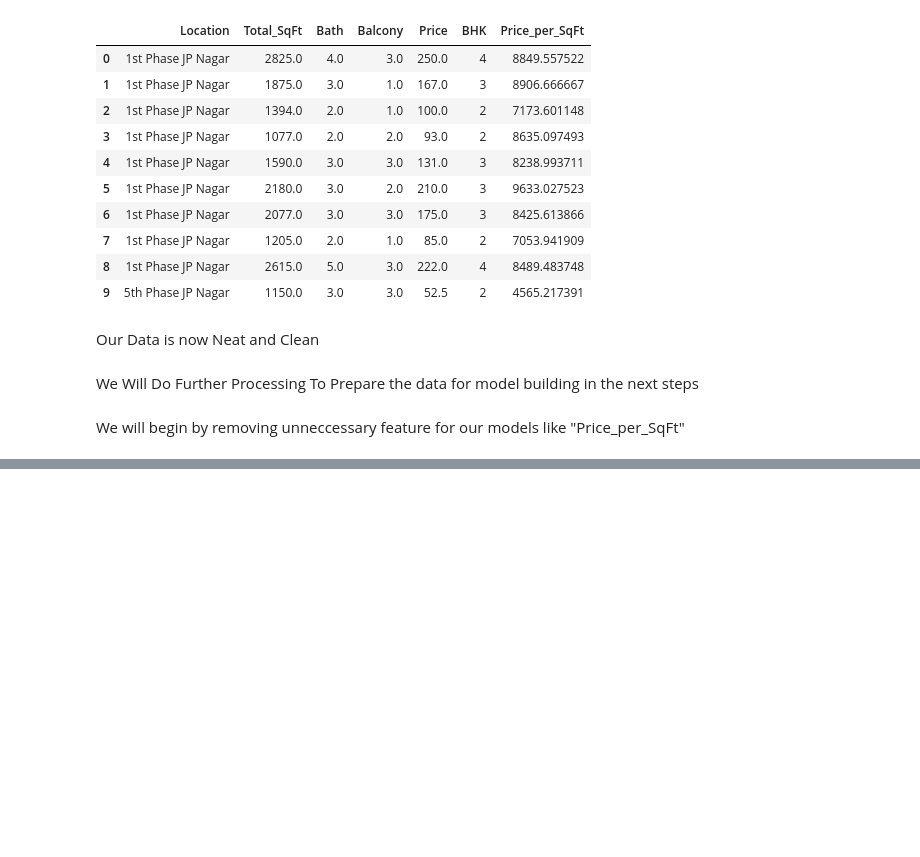
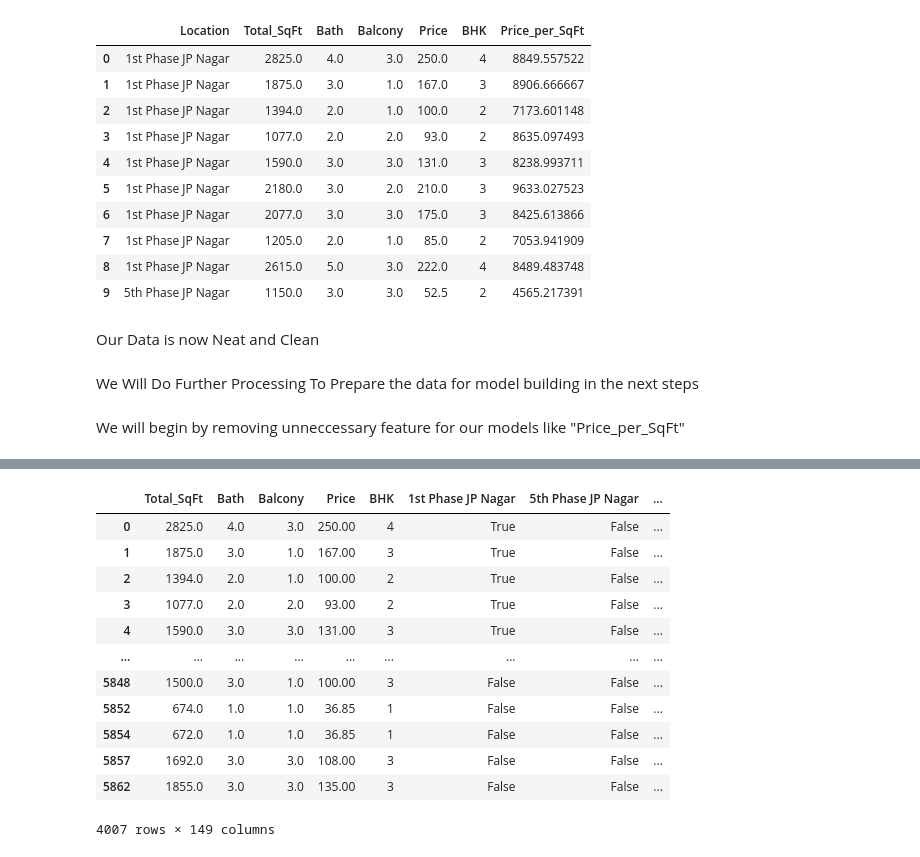
Before and after one commit to MdSaad07/CodeClauseInternship_Housing-Price-Prediction, a Jupyter notebook: housing-price-prediction.ipynb, the cells around one changed output, grey strips where cells are left out. Saved outputs shown, nothing was run; the diff lists cells and outputs as text; code cells hidden in the pictures; blank space fills up the shorter version.

Commit message:
End of Data Cleaning & Processing

```diff
--- a/housing-price-prediction.ipynb
+++ b/housing-price-prediction.ipynb
@@ -624,3 +624,5 @@ Our Data is now Neat and Clean
 We Will Do Further Processing To Prepare the data for model building in the next steps
 # %% [markdown]
 We will begin by removing unneccessary feature for our models like "Price_per_SqFt"
+# %%
+data7 = data6.drop(["Price_per_SqFt"], axis="columns")
@@ -626,0 +638,3 @@ We will begin by removing unneccessary feature for our models like "Price_per_Sq
+# %%
+dummies = pd.get_dummies(data7.Location)
+dummies.head()
@@ -626,0 +649,3 @@ We will begin by removing unneccessary feature for our models like "Price_per_Sq
+# %%
+data8 = pd.concat([data7,dummies],axis='columns')
+data8.head()
@@ -626,0 +660,18 @@ We will begin by removing unneccessary feature for our models like "Price_per_Sq
+# %%
+data9 = data8.drop("Location",axis='columns')
+# %%
+data9
+# %% [output]
+|  | Total_SqFt | Bath | Balcony | Price | BHK | 1st Phase JP Nagar | 5th Phase JP Nagar | ... |
+| 0 | 2825.0 | 4.0 | 3.0 | 250.00 | 4 | True | False | ... |
+| 1 | 1875.0 | 3.0 | 1.0 | 167.00 | 3 | True | False | ... |
+| 2 | 1394.0 | 2.0 | 1.0 | 100.00 | 2 | True | False | ... |
+| 3 | 1077.0 | 2.0 | 2.0 | 93.00 | 2 | True | False | ... |
+| 4 | 1590.0 | 3.0 | 3.0 | 131.00 | 3 | True | False | ... |
+| ... | ... | ... | ... | ... | ... | ... | ... | ... |
+| 5848 | 1500.0 | 3.0 | 1.0 | 100.00 | 3 | False | False | ... |
+| 5852 | 674.0 | 1.0 | 1.0 | 36.85 | 1 | False | False | ... |
+| 5854 | 672.0 | 1.0 | 1.0 | 36.85 | 1 | False | False | ... |
+| 5857 | 1692.0 | 3.0 | 3.0 | 108.00 | 3 | False | False | ... |
+| 5862 | 1855.0 | 3.0 | 3.0 | 135.00 | 3 | False | False | ... |
+4007 rows × 149 columns
```
Also changed, not shown: parts of 3 cells of this notebook.
